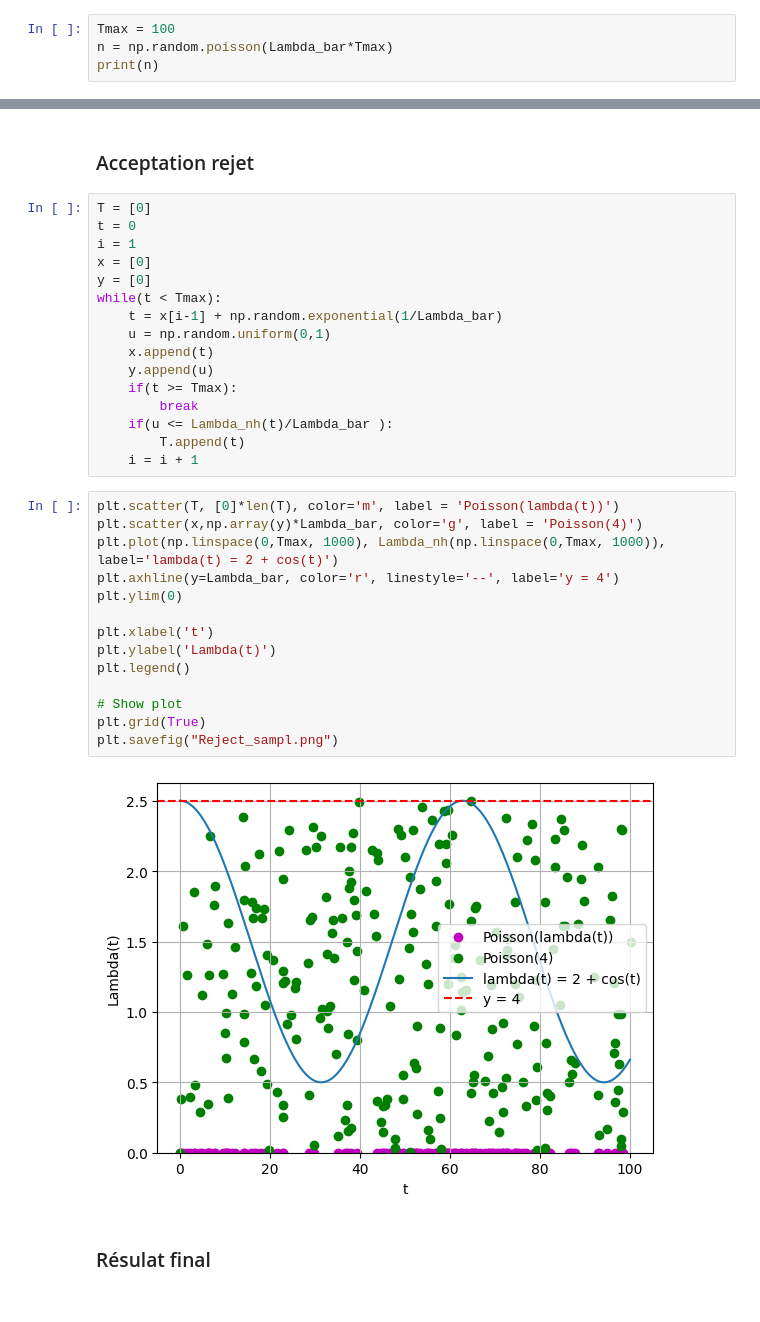
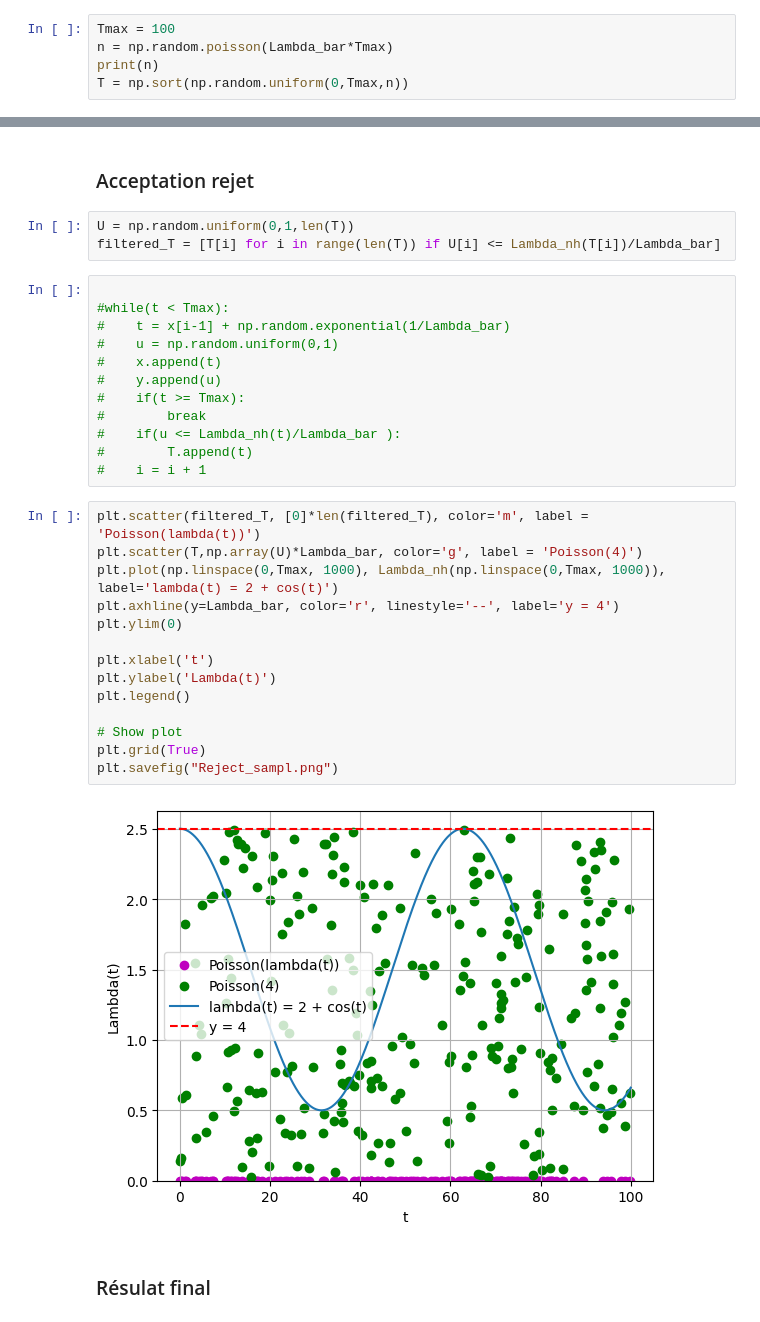
Before and after one commit to LeoMicollet/M2internship-HRE, a Jupyter notebook: Essais_poisson.ipynb, the cells around one changed output, grey strips where cells are left out. Cells and saved outputs as stored; diff of their text form.

```diff
--- a/Essais_poisson.ipynb
+++ b/Essais_poisson.ipynb
@@ -46,4 +45,5 @@ plt.show()
 Tmax = 100
 n = np.random.poisson(Lambda_bar*Tmax)
 print(n)
+T = np.sort(np.random.uniform(0,Tmax,n))
 # %% [output]
@@ -51,37 +51,36 @@ print(n)
 # %% [markdown]
 ### Acceptation rejet
+# %%
+U = np.random.uniform(0,1,len(T))
+filtered_T = [T[i] for i in range(len(T)) if U[i] <= Lambda_nh(T[i])/Lambda_bar]
 # %%
-T = [0]
-t = 0
-i = 1
-x = [0]
-y = [0]
-while(t < Tmax):
-    t = x[i-1] + np.random.exponential(1/Lambda_bar)
-    u = np.random.uniform(0,1)
-    x.append(t)
-    y.append(u)
-    if(t >= Tmax):
-        break
-    if(u <= Lambda_nh(t)/Lambda_bar ):
-        T.append(t)
-    i = i + 1
+
+#while(t < Tmax):
+#    t = x[i-1] + np.random.exponential(1/Lambda_bar)
+#    u = np.random.uniform(0,1)
+#    x.append(t)
+#    y.append(u)
+#    if(t >= Tmax):
+#        break
+#    if(u <= Lambda_nh(t)/Lambda_bar ):
+#        T.append(t)
+#    i = i + 1
 # %%
-plt.scatter(T, [0]*len(T), color='m', label = 'Poisson(lambda(t))')
-plt.scatter(x,np.array(y)*Lambda_bar, color='g', label = 'Poisson(4)')
+plt.scatter(filtered_T, [0]*len(filtered_T), color='m', label = 'Poisson(lambda(t))')
+plt.scatter(T,np.array(U)*Lambda_bar, color='g', label = 'Poisson(4)')
 plt.plot(np.linspace(0,Tmax, 1000), Lambda_nh(np.linspace(0,Tmax, 1000)), label='lambda(t) = 2 + cos(t)')
 plt.axhline(y=Lambda_bar, color='r', linestyle='--', label='y = 4')
 plt.ylim(0)
 
 plt.xlabel('t')
 plt.ylabel('Lambda(t)')
 plt.legend()
 
 # Show plot
 plt.grid(True)
 plt.savefig("Reject_sampl.png")
 # %% [output]
-[figure, old version]
+[figure, new version]
 # %% [markdown]
 ### Résulat final
 # %%
```
Also changed, not shown: parts of 5 cells of this notebook, 1 other file.
